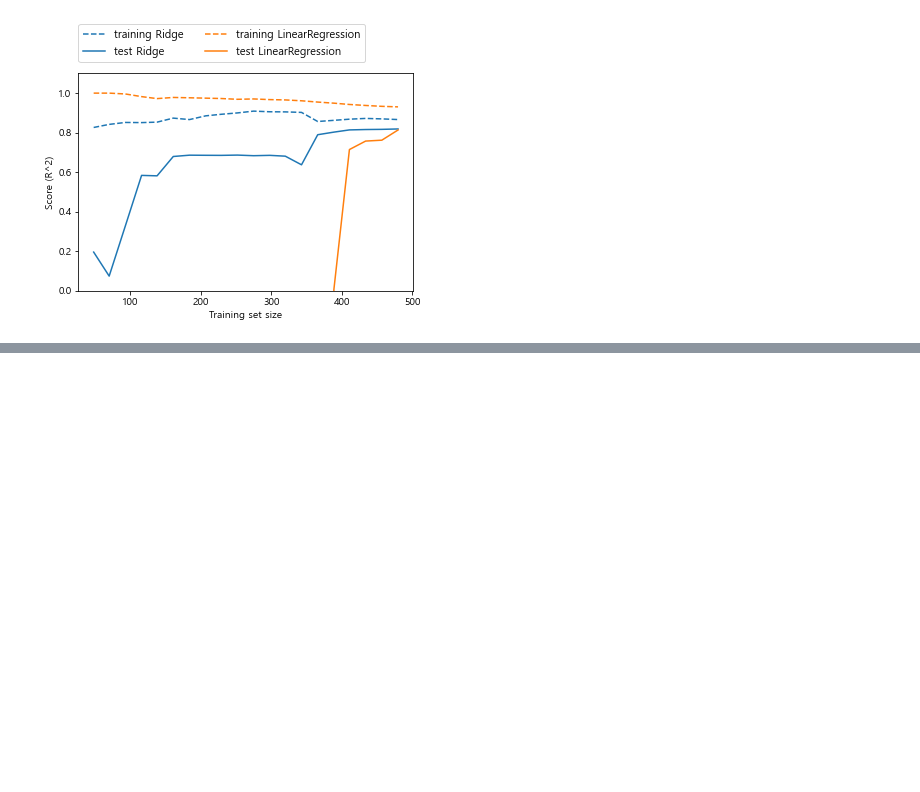
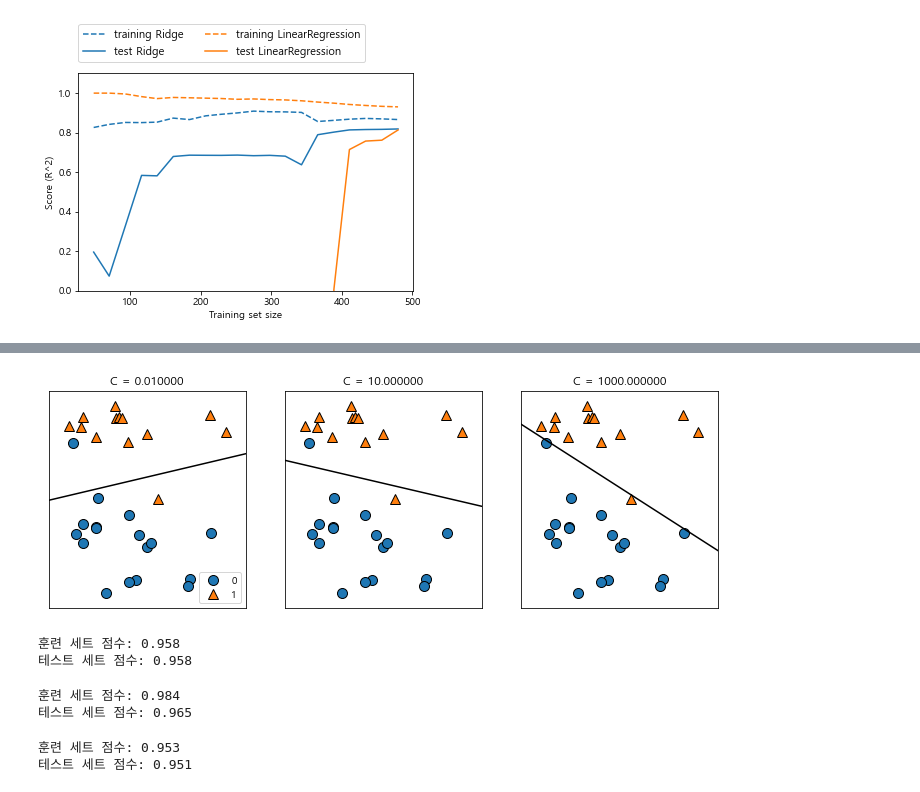
Before and after one commit to jeenuu/Machine-Learning-with-Python, a Jupyter notebook: chapter_2/2.3 Supervised_Machine_Learning_Algorithms.ipynb, the cells around one changed output, grey strips where cells are left out. Drawn from its saved outputs; the diff is of its cells as text; code cells hidden in the pictures; blank space fills up the shorter version.

```diff
--- a/chapter_2/2.3 Supervised_Machine_Learning_Algorithms.ipynb
+++ b/chapter_2/2.3 Supervised_Machine_Learning_Algorithms.ipynb
@@ -295,0 +409,35 @@ mglearn.plots.plot_ridge_n_samples()
+# %%
+mglearn.plots.plot_linear_svc_regularization()
+# %% [output]
+[figure, added]
+# %%
+# 유방암 데이터셋으로 Logisitic Regression 분석
+from sklearn.datasets import load_breast_cancer
+cancer = load_breast_cancer()
+X_train, X_test, y_train, y_test = train_test_split(cancer.data, cancer.target, stratify=cancer.target, random_state=42)
+logreg = LogisticRegression(max_iter=5000).fit(X_train, y_train)
+print("훈련 세트 점수: {:.3f}" .format(logreg.score(X_train, y_train)))
+print("테스트 세트 점수: {:.3f}" .format(logreg.score(X_test, y_test)))
+
+# 훈련 세트와 테스트 세트가 매우 비슷해서 과소적합 의심
+# %% [output]
+훈련 세트 점수: 0.958
+테스트 세트 점수: 0.958
+# %%
+# 모델의 제약을 더 풀어주기 위해 C 값 증가
+logreg100 = LogisticRegression(C=100, max_iter=5000).fit(X_train, y_train)
+print("훈련 세트 점수: {:.3f}" .format(logreg100.score(X_train, y_train)))
+print("테스트 세트 점수: {:.3f}" .format(logreg100.score(X_test, y_test)))
+
+# C 값을 증가시키니 훈련세트, 테스트세트의 정확도 둘다 조금 증가한다.
+# %% [output]
+훈련 세트 점수: 0.984
+테스트 세트 점수: 0.965
+# %%
+# C값을 작게해서 규제
+logreg001 = LogisticRegression(C=0.01, max_iter=3000).fit(X_train, y_train)
+print("훈련 세트 점수: {:.3f}" .format(logreg001.score(X_train, y_train)))
+print("테스트 세트 점수: {:.3f}" .format(logreg001.score(X_test, y_test)))
+# %% [output]
+훈련 세트 점수: 0.953
+테스트 세트 점수: 0.951
```
Also changed, not shown: parts of 31 cells of this notebook.
